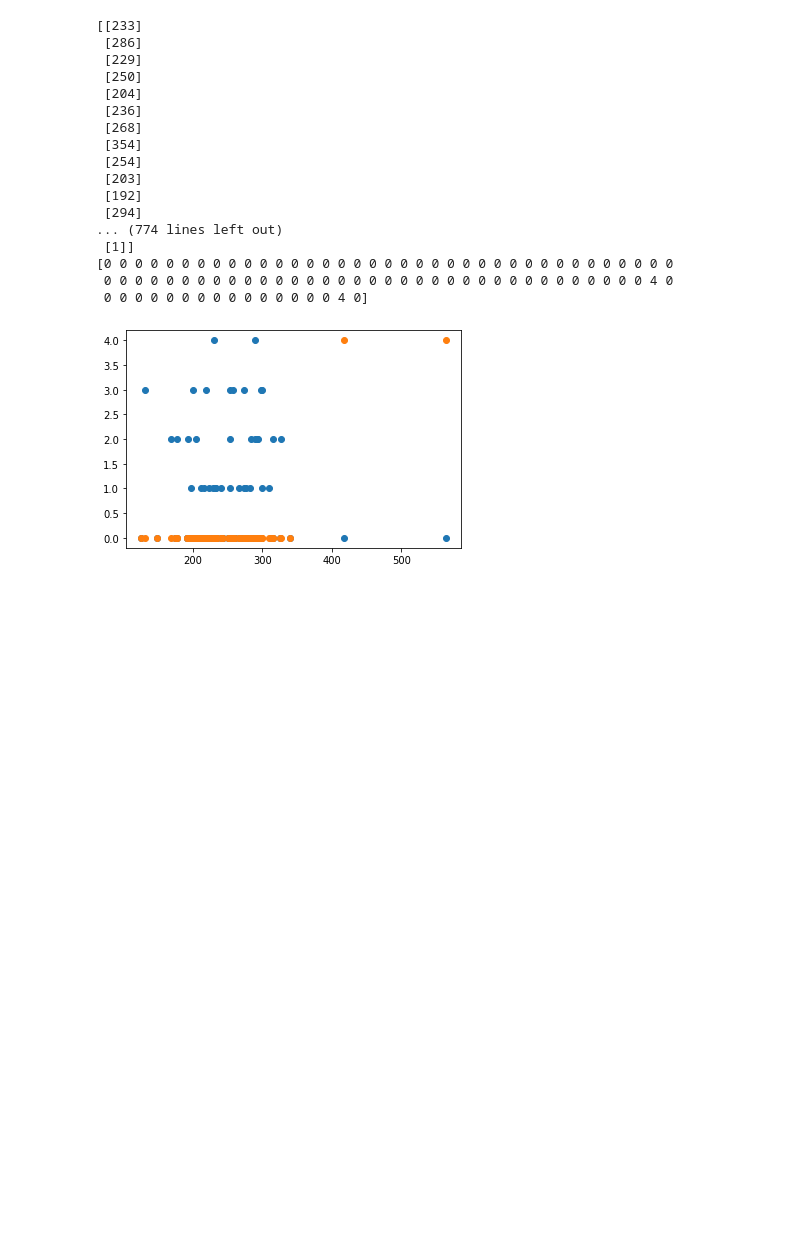
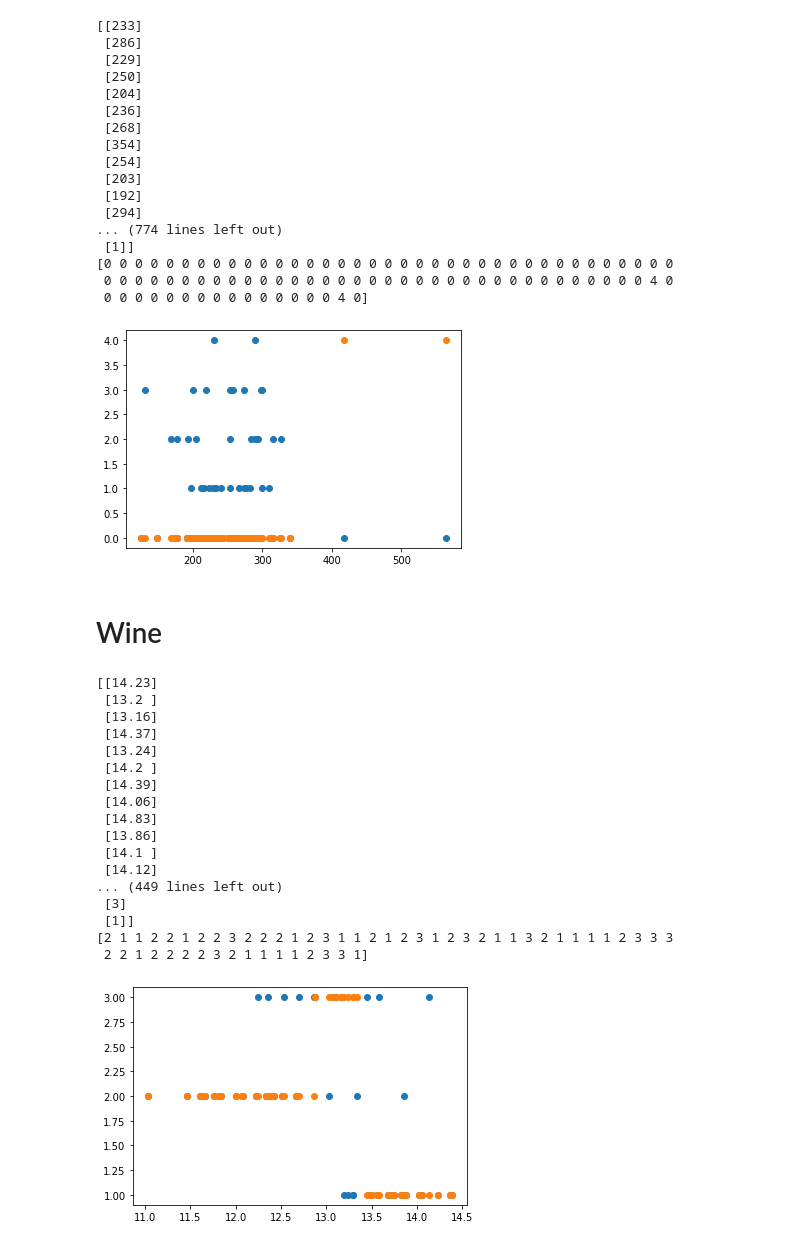
Before and after one commit to dhaval-sojitra/Machine-Learning, a Jupyter notebook: Classification.ipynb, the cells around one changed output. Cells and saved outputs as stored; diff of their text form; code cells hidden in the pictures; blank space fills up the shorter version.

```diff
--- a/Classification.ipynb
+++ b/Classification.ipynb
@@ -111,3 +113,63 @@ plt.show()
  0 0 0 0 0 0 0 0 0 0 0 0 0 0 0 0 0 0 0 0 0 0 0 0 0 0 0 0 0 0 0 0 0 0 0 4 0
  0 0 0 0 0 0 0 0 0 0 0 0 0 0 0 4 0]
 [figure]
+# %% [markdown]
+# Wine
+# %%
+from ucimlrepo import fetch_ucirepo
+from sklearn import model_selection
+from sklearn.naive_bayes import GaussianNB
+import matplotlib.pyplot as plt
+import numpy as np
+
+# Fetch dataset
+wine = fetch_ucirepo(id=109)
+
+# Data (as pandas dataframes)
+x = np.array(wine.data.features.Alcohol).reshape(-1, 1)
+y = np.array(wine.data.targets).reshape(-1, 1)
+
+# Metadata
+print(x)
+
+# Variable information
+print(y)
+
+# Split the dataset into training & testing
+xtrain, xtest, ytrain, ytest = model_selection.train_test_split(x, y, test_size=0.3)
+
+# Load the classifier
+classifier = GaussianNB()
+
+# Train the model
+classifier.fit(xtrain, ytrain)
+
+# Test the classifier
+ytest_predicted = classifier.predict(xtest)
+
+print(xtest, ytest)
+print(ytest_predicted)
+
+# Visualize the results
+plt.scatter(xtest, ytest)
+plt.scatter(xtest, ytest_predicted)
+plt.show()
+# %% [output]
+[[14.23]
+ [13.2 ]
+ [13.16]
+ [14.37]
+ [13.24]
+ [14.2 ]
+ [14.39]
+ [14.06]
+ [14.83]
+ [13.86]
+ [14.1 ]
+ [14.12]
+... (449 lines left out)
+ [3]
+ [1]]
+[2 1 1 2 2 1 2 2 3 2 2 2 1 2 3 1 1 2 1 2 3 1 2 3 2 1 1 3 2 1 1 1 1 2 3 3 3
+ 2 2 1 2 2 2 2 3 2 1 1 1 1 2 3 3 1]
+[figure, added]
```
Also changed, not shown: parts of 1 cell of this notebook.
